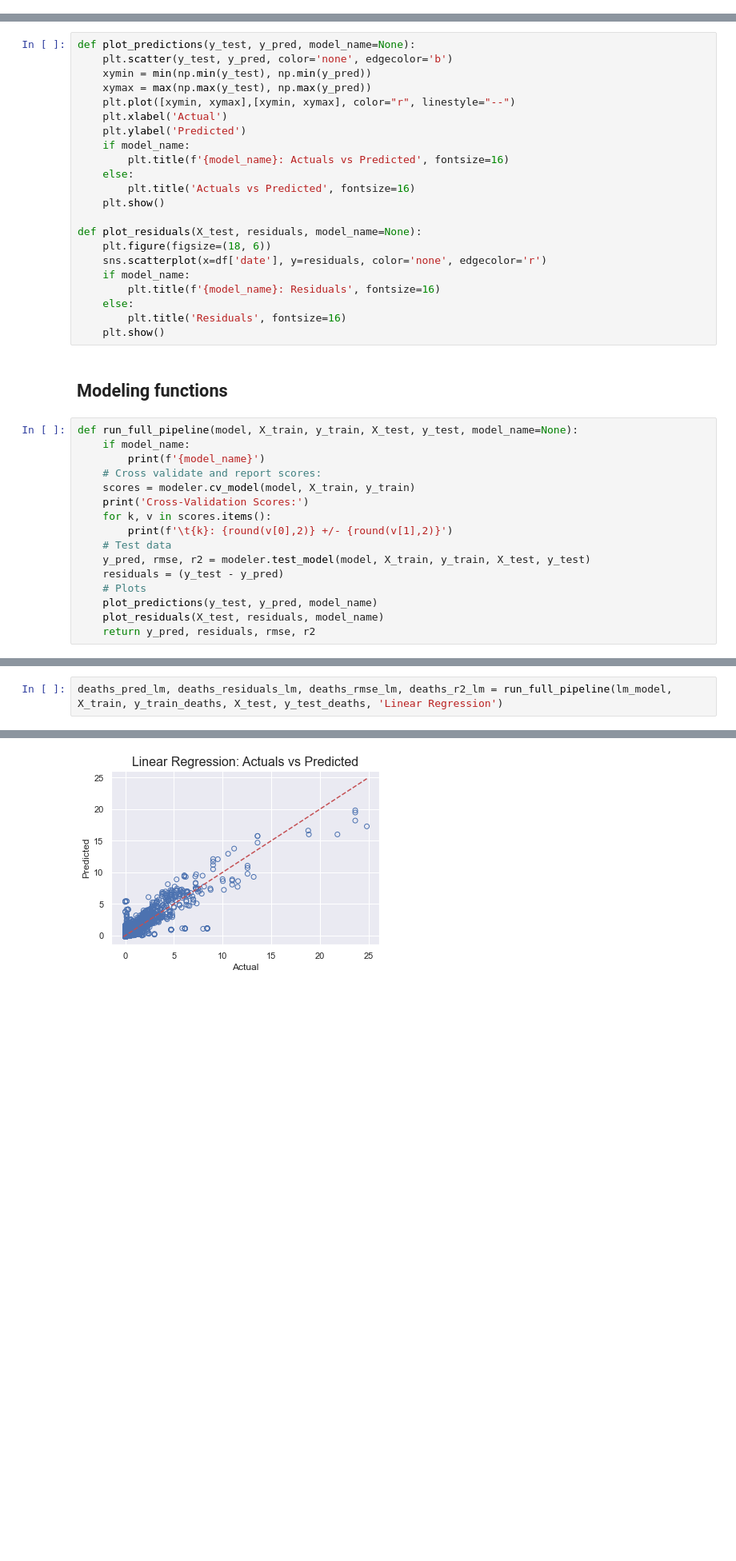
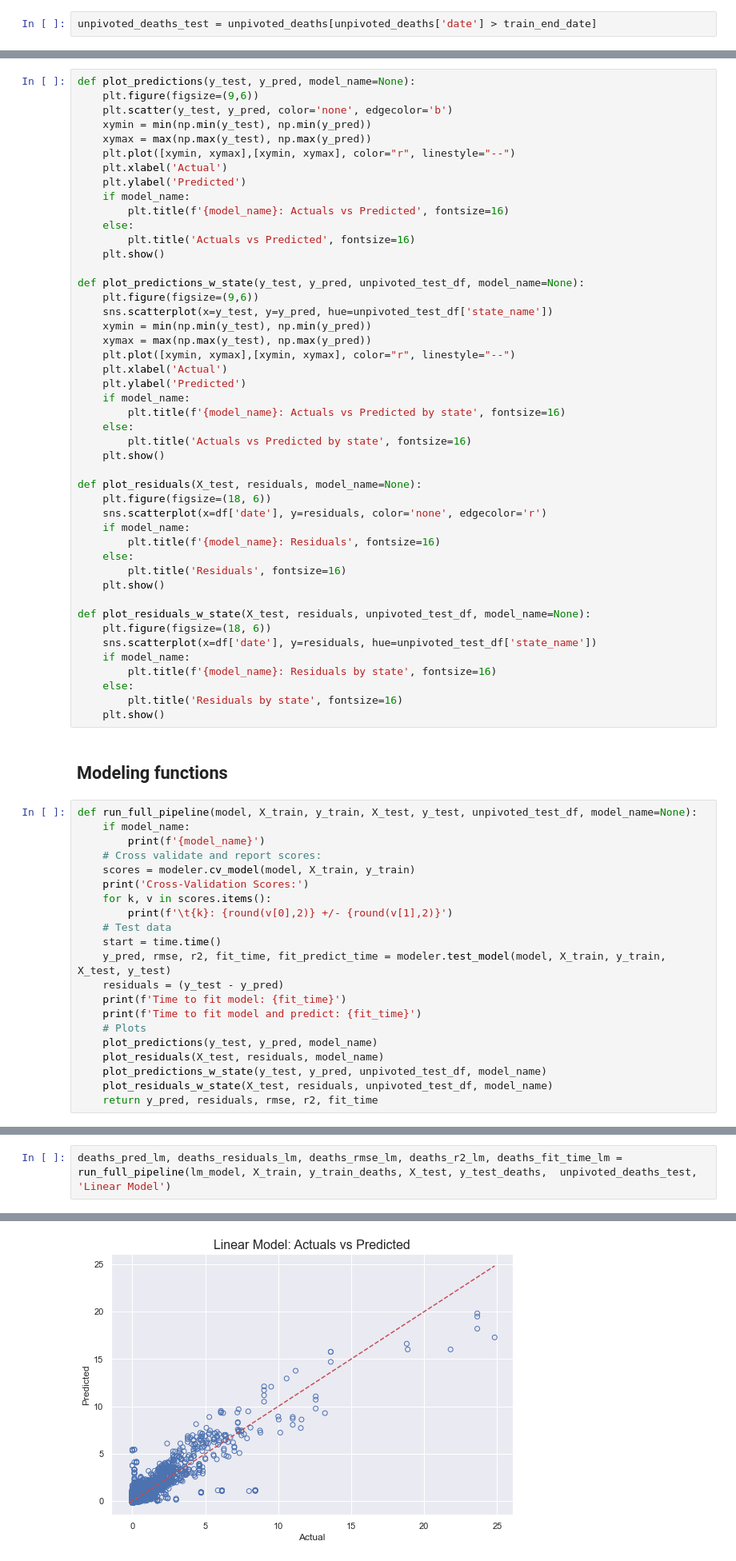
Before and after one commit to ehmartens/cs5644-project, a Jupyter notebook: Modeling Notebook.ipynb, the cells around one changed output, grey strips where cells are left out. Shown at 80% size. Saved outputs shown, nothing was run; the diff lists cells and outputs as text; blank space fills up the shorter version.

Commit message:
Adding timer, modeling nb changes

```diff
--- a/Modeling Notebook.ipynb
+++ b/Modeling Notebook.ipynb
@@ -77,7 +89,10 @@ X_train, y_train_cases, y_train_deaths, X_test, y_test_cases, y_test_deaths = mo
+# %%
+unpivoted_deaths_test = unpivoted_deaths[unpivoted_deaths['date'] > train_end_date]
 # %% [markdown]
 ## Plotting functions
 # %%
 def plot_predictions(y_test, y_pred, model_name=None):
+    plt.figure(figsize=(9,6))
     plt.scatter(y_test, y_pred, color='none', edgecolor='b')
     xymin = min(np.min(y_test), np.min(y_pred))
     xymax = max(np.max(y_test), np.max(y_pred))
@@ -90,6 +105,20 @@ def plot_predictions(y_test, y_pred, model_name=None):
         plt.title('Actuals vs Predicted', fontsize=16)
     plt.show()
 
+def plot_predictions_w_state(y_test, y_pred, unpivoted_test_df, model_name=None):
+    plt.figure(figsize=(9,6))
+    sns.scatterplot(x=y_test, y=y_pred, hue=unpivoted_test_df['state_name'])
+    xymin = min(np.min(y_test), np.min(y_pred))
+    xymax = max(np.max(y_test), np.max(y_pred))
+    plt.plot([xymin, xymax],[xymin, xymax], color="r", linestyle="--")
+    plt.xlabel('Actual')
+    plt.ylabel('Predicted')
+    if model_name:
+        plt.title(f'{model_name}: Actuals vs Predicted by state', fontsize=16)
+    else:
+        plt.title('Actuals vs Predicted by state', fontsize=16)
+    plt.show()
+
 def plot_residuals(X_test, residuals, model_name=None):
     plt.figure(figsize=(18, 6))
     sns.scatterplot(x=df['date'], y=residuals, color='none', edgecolor='r')
@@ -98,10 +127,19 @@ def plot_residuals(X_test, residuals, model_name=None):
     else:
         plt.title('Residuals', fontsize=16)
     plt.show()
+
+def plot_residuals_w_state(X_test, residuals, unpivoted_test_df, model_name=None):
+    plt.figure(figsize=(18, 6))
+    sns.scatterplot(x=df['date'], y=residuals, hue=unpivoted_test_df['state_name'])
+    if model_name:
+        plt.title(f'{model_name}: Residuals by state', fontsize=16)
+    else:
+        plt.title('Residuals by state', fontsize=16)
+    plt.show()
 # %% [markdown]
 ## Modeling functions
 # %%
-def run_full_pipeline(model, X_train, y_train, X_test, y_test, model_name=None):
+def run_full_pipeline(model, X_train, y_train, X_test, y_test, unpivoted_test_df, model_name=None):
     if model_name:
         print(f'{model_name}')
     # Cross validate and report scores:
@@ -110,12 +148,17 @@ def run_full_pipeline(model, X_train, y_train, X_test, y_test, model_name=None):
     for k, v in scores.items():
         print(f'\t{k}: {round(v[0],2)} +/- {round(v[1],2)}')
     # Test data
-    y_pred, rmse, r2 = modeler.test_model(model, X_train, y_train, X_test, y_test)
+    start = time.time()
+    y_pred, rmse, r2, fit_time, fit_predict_time = modeler.test_model(model, X_train, y_train, X_test, y_test)
     residuals = (y_test - y_pred)
+    print(f'Time to fit model: {fit_time}')
+    print(f'Time to fit model and predict: {fit_time}')
     # Plots
     plot_predictions(y_test, y_pred, model_name)
     plot_residuals(X_test, residuals, model_name)
-    return y_pred, residuals, rmse, r2
+    plot_predictions_w_state(y_test, y_pred, unpivoted_test_df, model_name)
+    plot_residuals_w_state(X_test, residuals, unpivoted_test_df, model_name)
+    return y_pred, residuals, rmse, r2, fit_time
 # %% [markdown]
 ## Linear Regression
 # %%
@@ -156,5 +184,5 @@ plt.show()
 # %% [markdown]
 ### All Data - deaths
 # %%
-deaths_pred_lm, deaths_residuals_lm, deaths_rmse_lm, deaths_r2_lm = run_full_pipeline(lm_model, X_train, y_train_deaths, X_test, y_test_deaths, 'Linear Regression')
+deaths_pred_lm, deaths_residuals_lm, deaths_rmse_lm, deaths_r2_lm, deaths_fit_time_lm = run_full_pipeline(lm_model, X_train, y_train_deaths, X_test, y_test_deaths,  unpivoted_deaths_test, 'Linear Model')
 # %% [output]
@@ -169 +198 @@ R^2 Score: 0.73
-[figure, old version]
+[figure, new version]
```
Also changed, not shown: parts of 59 cells of this notebook, 5 other files.
